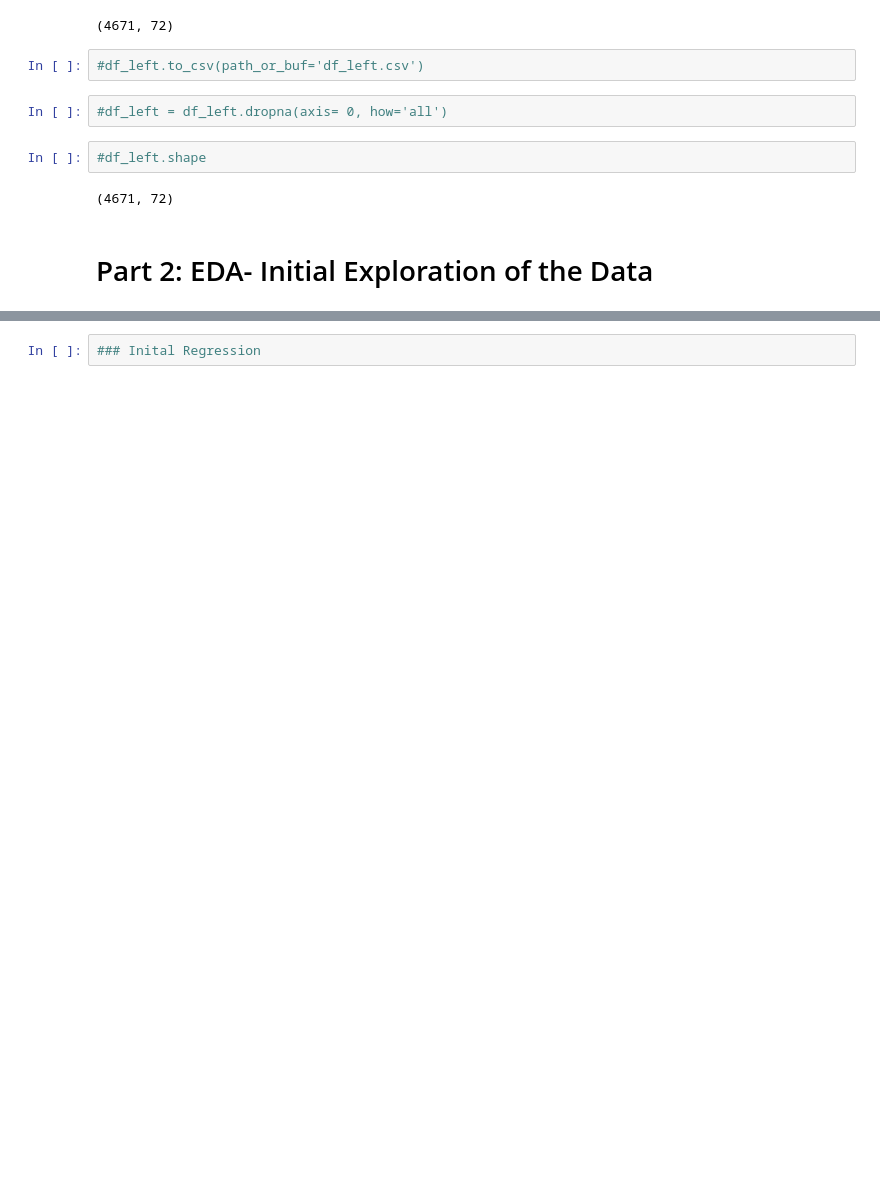
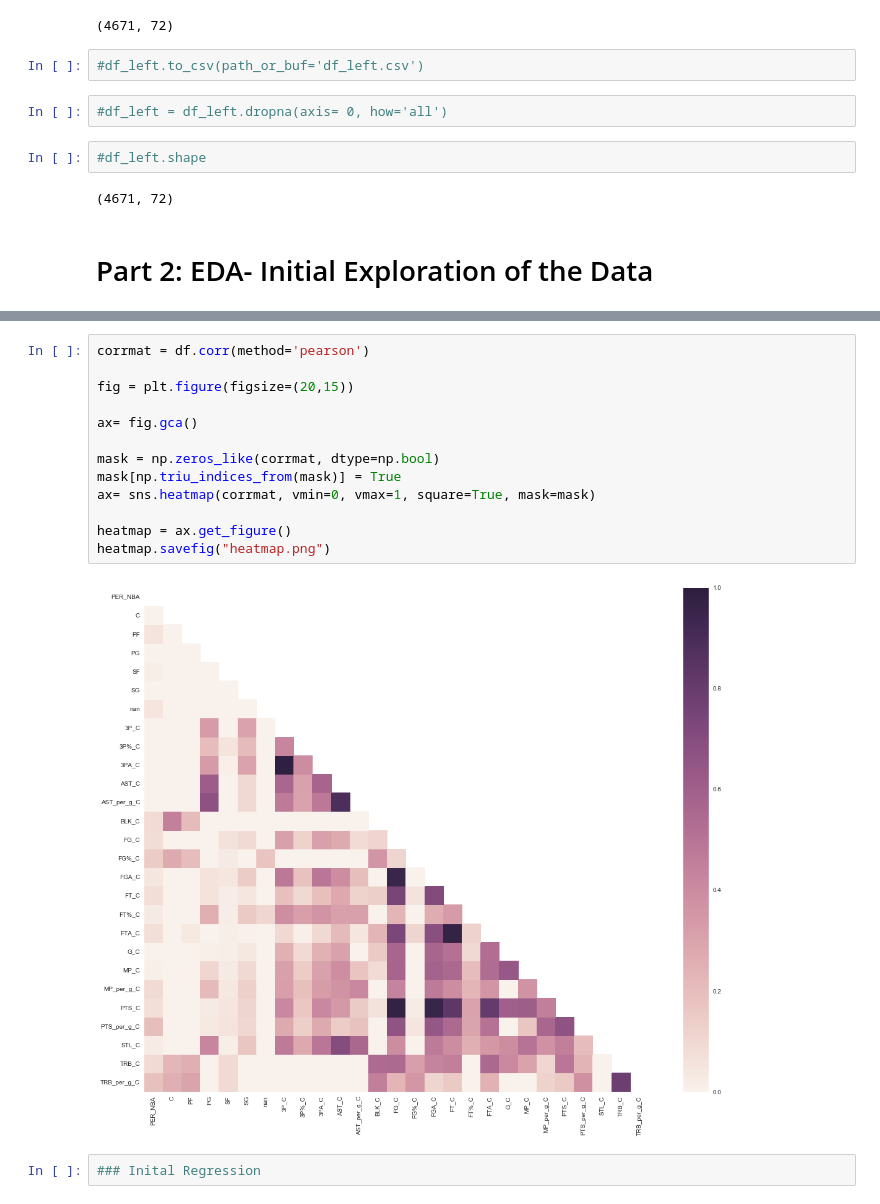
Before and after one commit to carter-j-h/Data_Science, a Jupyter notebook: Practice-Content/capstone/Capstone.ipynb, the cells around one changed output, grey strips where cells are left out. Drawn from its saved outputs; the diff is of its cells as text; blank space fills up the shorter version.

```diff
--- a/Practice-Content/capstone/Capstone.ipynb
+++ b/Practice-Content/capstone/Capstone.ipynb
@@ -449,3 +441,18 @@ corr_2 = sns.lmplot(x="PTS_per_g", y="PER", data=data)
+# %%
+corrmat = df.corr(method='pearson')
+
+fig = plt.figure(figsize=(20,15))
+
+ax= fig.gca()
+
+mask = np.zeros_like(corrmat, dtype=np.bool)
+mask[np.triu_indices_from(mask)] = True
+ax= sns.heatmap(corrmat, vmin=0, vmax=1, square=True, mask=mask)
+
+heatmap = ax.get_figure()
+heatmap.savefig("heatmap.png")
+# %% [output]
+[figure, added]
 # %%
 ### Inital Regression
 # %%
```
Also changed, not shown: parts of 93 cells of this notebook, 27 other files.
